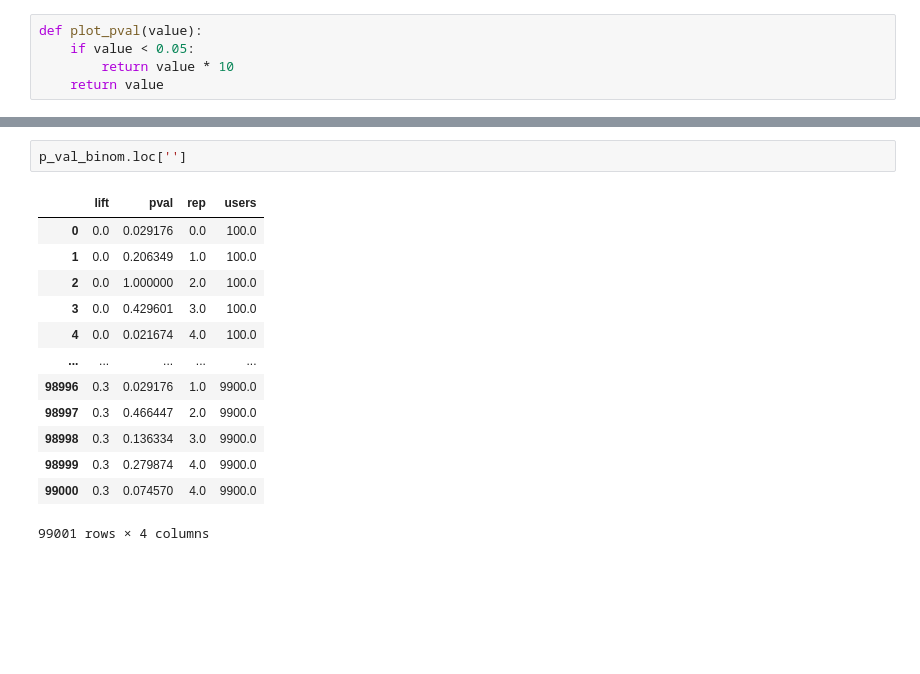
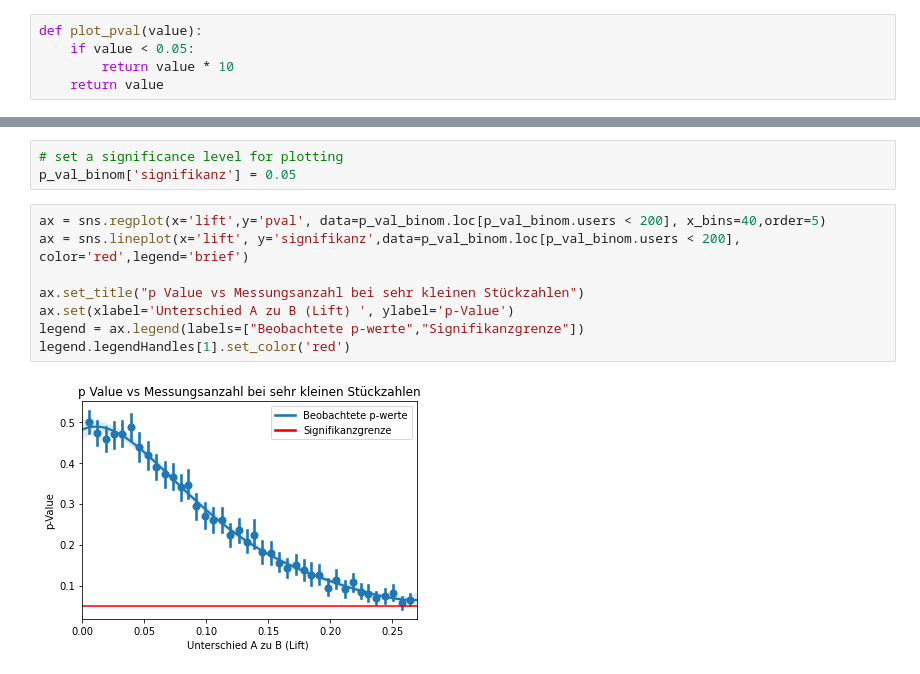
Before and after one commit to Ethuer/DataBlog, a Jupyter notebook: General/AB testing Teil 2.ipynb, the cells around one changed output, grey strips where cells are left out. Drawn from its saved outputs; the diff is of its cells as text; blank space fills up the shorter version.

```diff
--- a/General/AB testing Teil 2.ipynb
+++ b/General/AB testing Teil 2.ipynb
@@ -347,16 +273,13 @@ sns.lineplot(x="lift", y="pval", data=p_val_norm)
-# %%
-p_val_binom.loc['']
-# %% [output]
-|  | lift | pval | rep | users |
-| 0 | 0.0 | 0.029176 | 0.0 | 100.0 |
-| 1 | 0.0 | 0.206349 | 1.0 | 100.0 |
-| 2 | 0.0 | 1.000000 | 2.0 | 100.0 |
-| 3 | 0.0 | 0.429601 | 3.0 | 100.0 |
-| 4 | 0.0 | 0.021674 | 4.0 | 100.0 |
-| ... | ... | ... | ... | ... |
-| 98996 | 0.3 | 0.029176 | 1.0 | 9900.0 |
-| 98997 | 0.3 | 0.466447 | 2.0 | 9900.0 |
-| 98998 | 0.3 | 0.136334 | 3.0 | 9900.0 |
-| 98999 | 0.3 | 0.279874 | 4.0 | 9900.0 |
-| 99000 | 0.3 | 0.074570 | 4.0 | 9900.0 |
-99001 rows × 4 columns
+# %%
+# set a significance level for plotting
+p_val_binom['signifikanz'] = 0.05
+# %%
+ax = sns.regplot(x='lift',y='pval', data=p_val_binom.loc[p_val_binom.users < 200], x_bins=40,order=5)
+ax = sns.lineplot(x='lift', y='signifikanz',data=p_val_binom.loc[p_val_binom.users < 200], color='red',legend='brief')
+
+ax.set_title("p Value vs Messungsanzahl bei sehr kleinen Stückzahlen")
+ax.set(xlabel='Unterschied A zu B (Lift) ', ylabel='p-Value')
+legend = ax.legend(labels=["Beobachtete p-werte","Signifikanzgrenze"])
+legend.legendHandles[1].set_color('red')
+# %% [output]
+[figure, added]
```
Also changed, not shown: parts of 36 cells of this notebook.
